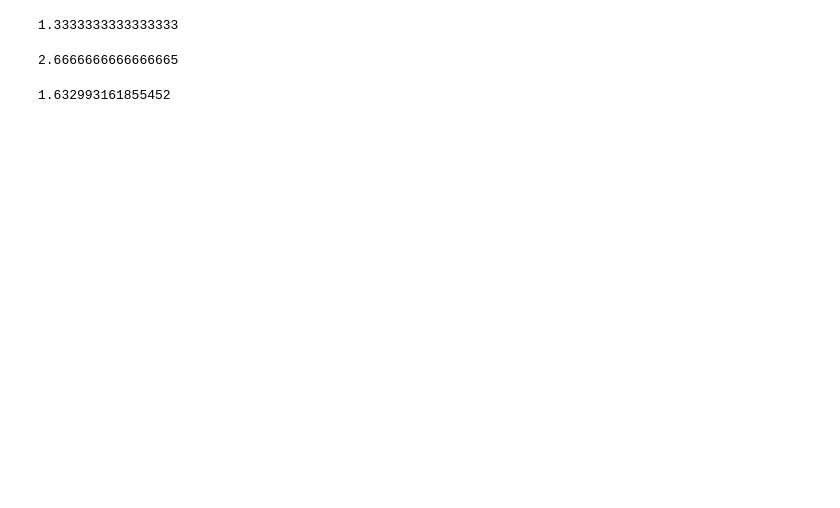
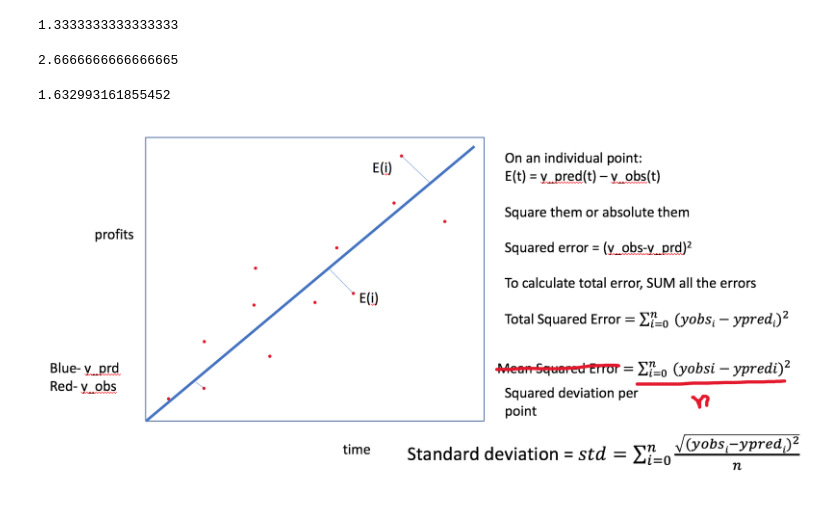
Before and after one commit to a-forty-two/diamler_17_jan, a Jupyter notebook: 00 Errors_and_Metrics.ipynb, the cells around one changed output. Cells and saved outputs as stored; diff of their text form; code cells hidden in the pictures; blank space fills up the shorter version.

```diff
--- a/00 Errors_and_Metrics.ipynb
+++ b/00 Errors_and_Metrics.ipynb
@@ -67,0 +79,7 @@ mean_squared_error(ytest,P, squared=False)
+# %%
+import cv2
+from google.colab.patches import cv2_imshow
+img = cv2.imread('StandardDeviation.png')
+cv2_imshow(img)
+# %% [output]
+[figure, added]
```
Also changed, not shown: parts of 11 cells of this notebook.
